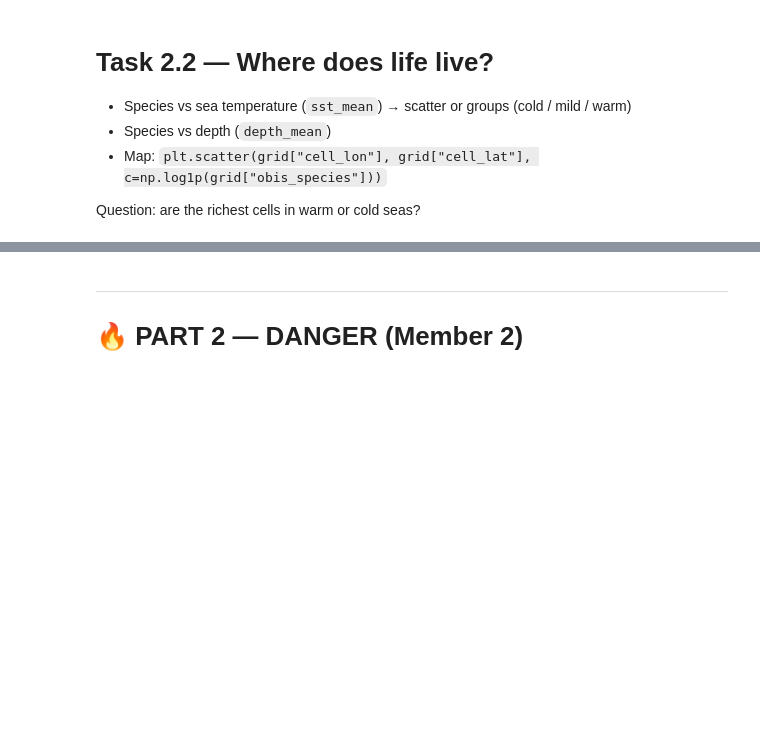
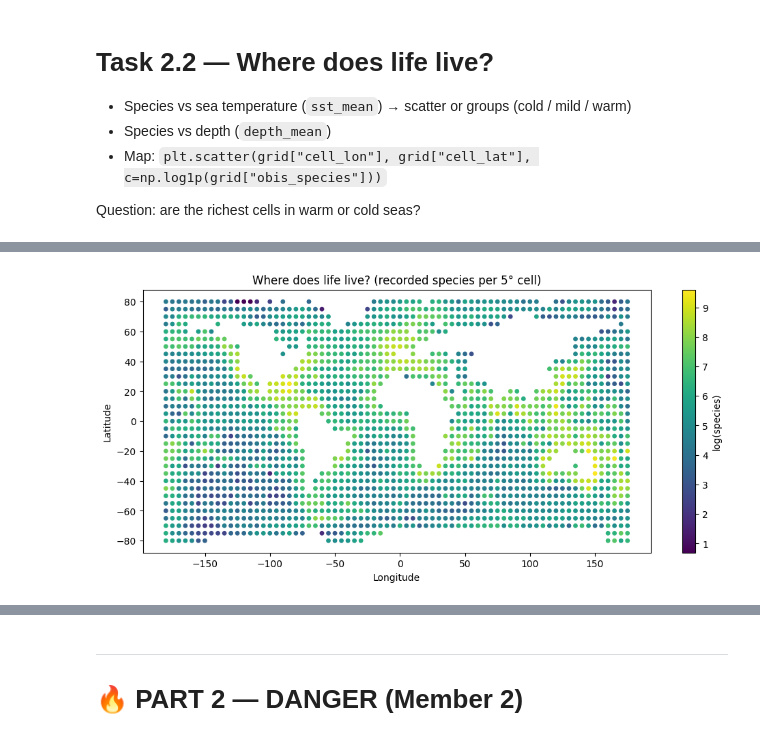
Before and after one commit to xkh11/kanz-ml-project-tuwaiq-academy, a Jupyter notebook: notebooks/Kanz_EDA.ipynb, the cells around one changed output, grey strips where cells are left out. Drawn from its saved outputs; the diff is of its cells as text; code cells hidden in the pictures; blank space fills up the shorter version.

```diff
--- a/notebooks/Kanz_EDA.ipynb
+++ b/notebooks/Kanz_EDA.ipynb
@@ -176,4 +293,14 @@ Answer:
 
 Question: are the richest cells in warm or cold seas?
 # %%
-#TO-DO
+#Task 2.2 — Where does life live?
+
+#missing temperature
+print("Cells with no temperature:", grid["sst_mean"].isna().sum())
+
+#1- group the cells by sea temperature
+grid["temp_group"] = pd.cut(grid["sst_mean"], bins=[-5, 10, 20, 40],
+                            labels=["cold (<10)", "mild (10-20)", "warm (>20)"])
+
+#median species and median records in each group
+grid.groupby("temp_group", observed=True)[["obis_species", "obis_records"]].median()
@@ -179,0 +314,6 @@ Question: are the richest cells in warm or cold seas?
+# %%
+#2- group the cells by depth
+grid["depth_group"] = pd.cut(grid["depth_mean"], bins=[-1, 200, 1000, 4000, 20000],
+                             labels=["shallow (<200)", "200-1000", "1000-4000", "deep (>4000)"])
+
+grid.groupby("depth_group", observed=True)[["obis_species", "obis_records"]].median()
@@ -180,3 +327,15 @@ Question: are the richest cells in warm or cold seas?
+# %%
+#3- world map: each dot is one ocean cell, color = number of species (log)
+plt.figure(figsize=(12, 5))
+plt.scatter(grid["cell_lon"], grid["cell_lat"], c=np.log1p(grid["obis_species"]),
+            cmap="viridis", s=15)
+plt.colorbar(label="log(species)")
+plt.title("Where does life live? (recorded species per 5° cell)")
+plt.xlabel("Longitude")
+plt.ylabel("Latitude")
+plt.show()
+# %% [output]
+[figure, added]
 # %% [markdown]
 **What did you learn? (2–3 lines with numbers)**
 
```
Also changed, not shown: parts of 14 cells of this notebook.
